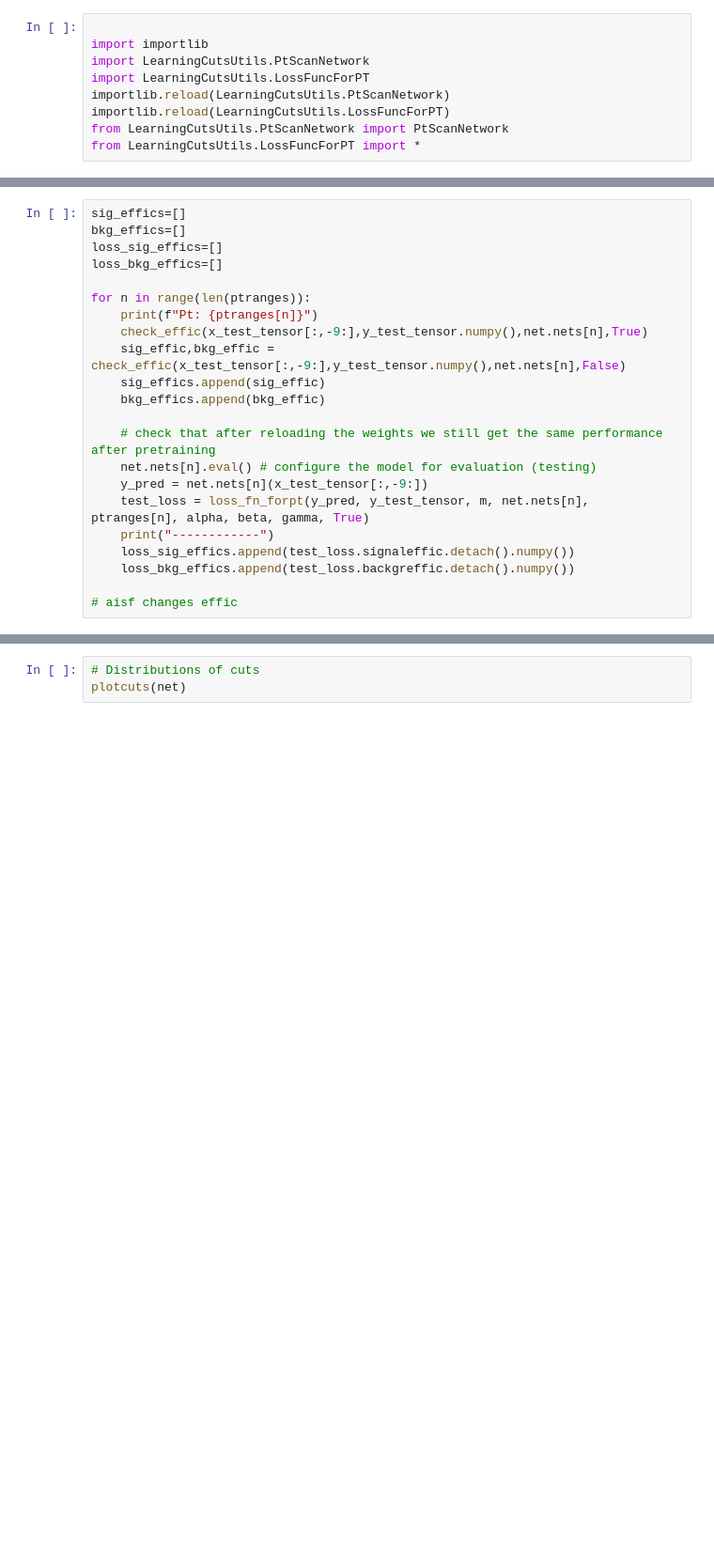
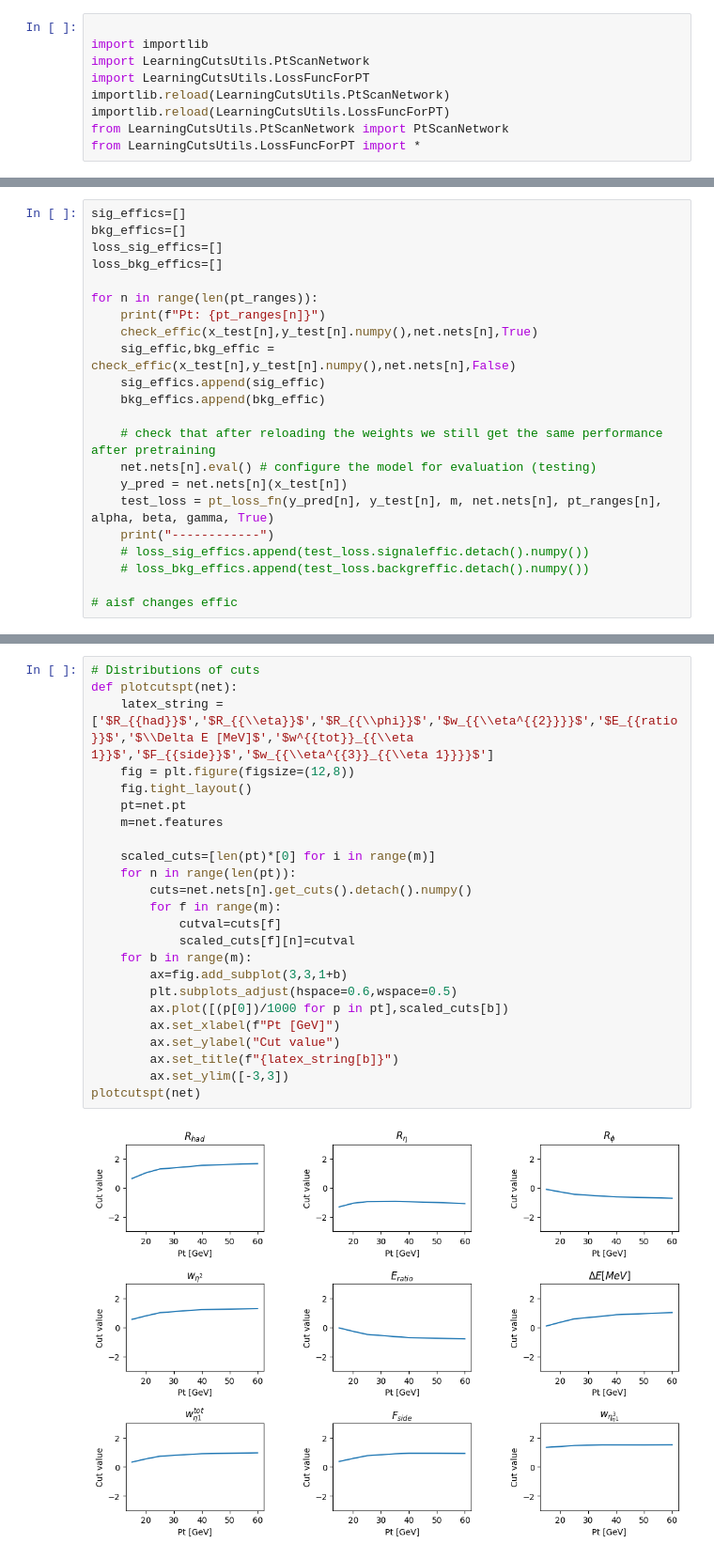
Before and after one commit to ScottieJPhillips/CABIN, a Jupyter notebook: Photon-Cuts-Pt.ipynb, the cells around one changed output, grey strips where cells are left out. Shown at 94% size. Saved outputs shown, nothing was run; the diff lists cells and outputs as text; blank space fills up the shorter version.

Commit message:
pt scan check

```diff
--- a/Photon-Cuts-Pt.ipynb
+++ b/Photon-Cuts-Pt.ipynb
@@ -392,19 +407,19 @@ bkg_effics=[]
 loss_sig_effics=[]
 loss_bkg_effics=[]
 
-for n in range(len(ptranges)):
-    print(f"Pt: {ptranges[n]}")
-    check_effic(x_test_tensor[:,-9:],y_test_tensor.numpy(),net.nets[n],True)
-    sig_effic,bkg_effic = check_effic(x_test_tensor[:,-9:],y_test_tensor.numpy(),net.nets[n],False)
+for n in range(len(pt_ranges)):
+    print(f"Pt: {pt_ranges[n]}")
+    check_effic(x_test[n],y_test[n].numpy(),net.nets[n],True)
+    sig_effic,bkg_effic = check_effic(x_test[n],y_test[n].numpy(),net.nets[n],False)
     sig_effics.append(sig_effic)
     bkg_effics.append(bkg_effic)
 
     # check that after reloading the weights we still get the same performance after pretraining
     net.nets[n].eval() # configure the model for evaluation (testing)
-    y_pred = net.nets[n](x_test_tensor[:,-9:])
-    test_loss = loss_fn_forpt(y_pred, y_test_tensor, m, net.nets[n], ptranges[n], alpha, beta, gamma, True)
+    y_pred = net.nets[n](x_test[n])
+    test_loss = pt_loss_fn(y_pred[n], y_test[n], m, net.nets[n], pt_ranges[n], alpha, beta, gamma, True)
     print("------------")
-    loss_sig_effics.append(test_loss.signaleffic.detach().numpy())
-    loss_bkg_effics.append(test_loss.backgreffic.detach().numpy())
+    # loss_sig_effics.append(test_loss.signaleffic.detach().numpy())
+    # loss_bkg_effics.append(test_loss.backgreffic.detach().numpy())
 
 # aisf changes effic
@@ -424,3 +459,26 @@ plt.grid()
 # %%
 # Distributions of cuts
-plotcuts(net)
+def plotcutspt(net):
+    latex_string = ['$R_{{had}}$','$R_{{\\eta}}$','$R_{{\\phi}}$','$w_{{\\eta^{{2}}}}$','$E_{{ratio}}$','$\\Delta E [MeV]$','$w^{{tot}}_{{\\eta 1}}$','$F_{{side}}$','$w_{{\\eta^{{3}}_{{\\eta 1}}}}$']
+    fig = plt.figure(figsize=(12,8))
+    fig.tight_layout()
+    pt=net.pt
+    m=net.features
+
+    scaled_cuts=[len(pt)*[0] for i in range(m)]
+    for n in range(len(pt)):
+        cuts=net.nets[n].get_cuts().detach().numpy()
+        for f in range(m):
+            cutval=cuts[f]
+            scaled_cuts[f][n]=cutval
+    for b in range(m):
+        ax=fig.add_subplot(3,3,1+b)
+        plt.subplots_adjust(hspace=0.6,wspace=0.5)
+        ax.plot([(p[0])/1000 for p in pt],scaled_cuts[b])
+        ax.set_xlabel(f"Pt [GeV]")
+        ax.set_ylabel("Cut value")
+        ax.set_title(f"{latex_string[b]}")
+        ax.set_ylim([-3,3])
+plotcutspt(net)
+# %% [output]
+[figure, added]
```
Also changed, not shown: parts of 14 cells of this notebook, 2 other files.
